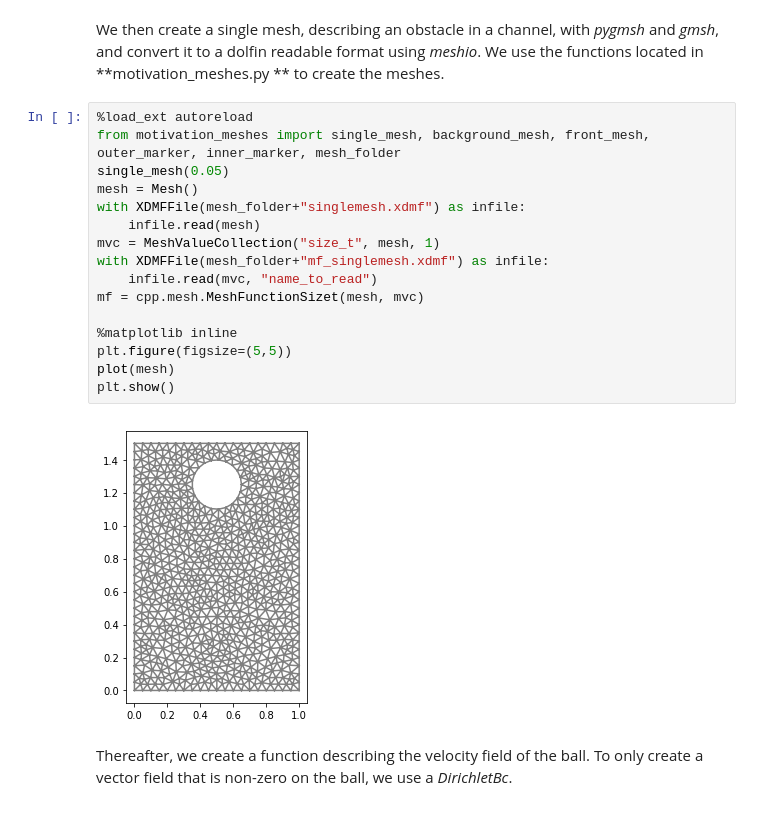
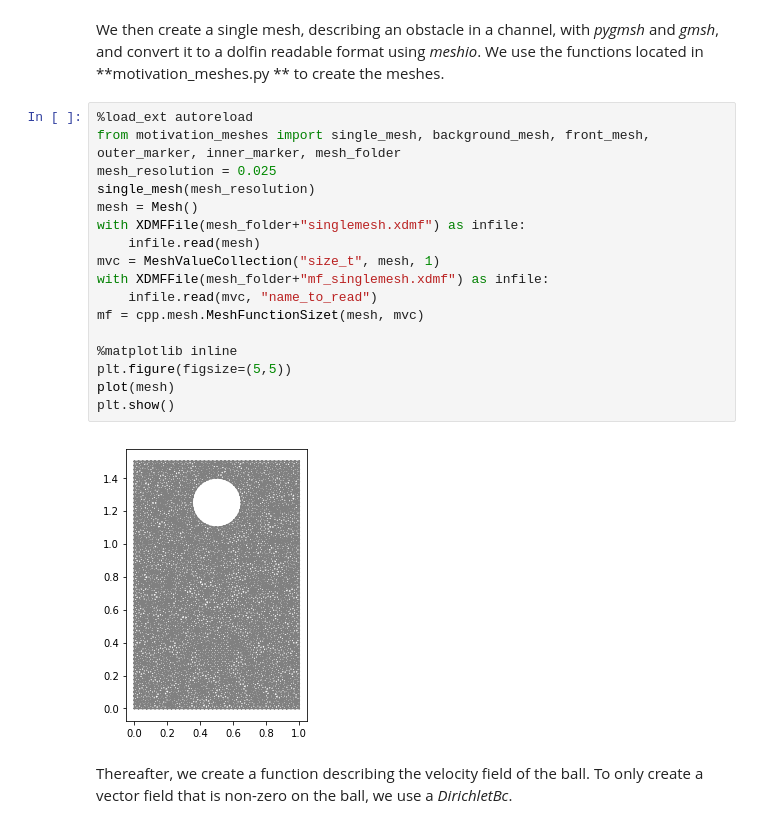
Before and after one commit to jorgensd/MultiMeshShapeOpt_code, a Jupyter notebook: motivation.ipynb, the cells around one changed output. Saved outputs shown, nothing was run; the diff lists cells and outputs as text.

```diff
--- a/motivation.ipynb
+++ b/motivation.ipynb
@@ -12,21 +12,22 @@ We then create a single mesh, describing an obstacle in a channel, with *pygmsh*
 # %%
 %load_ext autoreload
 from motivation_meshes import single_mesh, background_mesh, front_mesh, outer_marker, inner_marker, mesh_folder
-single_mesh(0.05)
+mesh_resolution = 0.025
+single_mesh(mesh_resolution)
 mesh = Mesh()
 with XDMFFile(mesh_folder+"singlemesh.xdmf") as infile:
     infile.read(mesh)
 mvc = MeshValueCollection("size_t", mesh, 1)
 with XDMFFile(mesh_folder+"mf_singlemesh.xdmf") as infile:
     infile.read(mvc, "name_to_read")
 mf = cpp.mesh.MeshFunctionSizet(mesh, mvc)
 
 %matplotlib inline
 plt.figure(figsize=(5,5))
 plot(mesh)
 plt.show()
 # %% [output]
-[figure, old version]
+[figure, new version]
 # %% [markdown]
 Thereafter, we create a function describing the velocity field of the ball. To only create a vector field that
 is non-zero on the ball, we use a *DirichletBc*.
```
Also changed, not shown: parts of 9 cells of this notebook.
